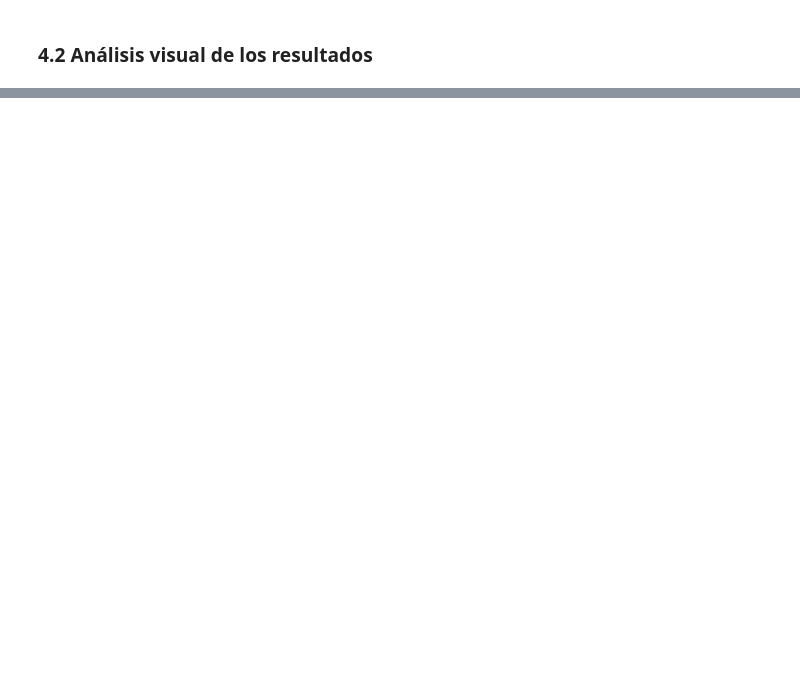
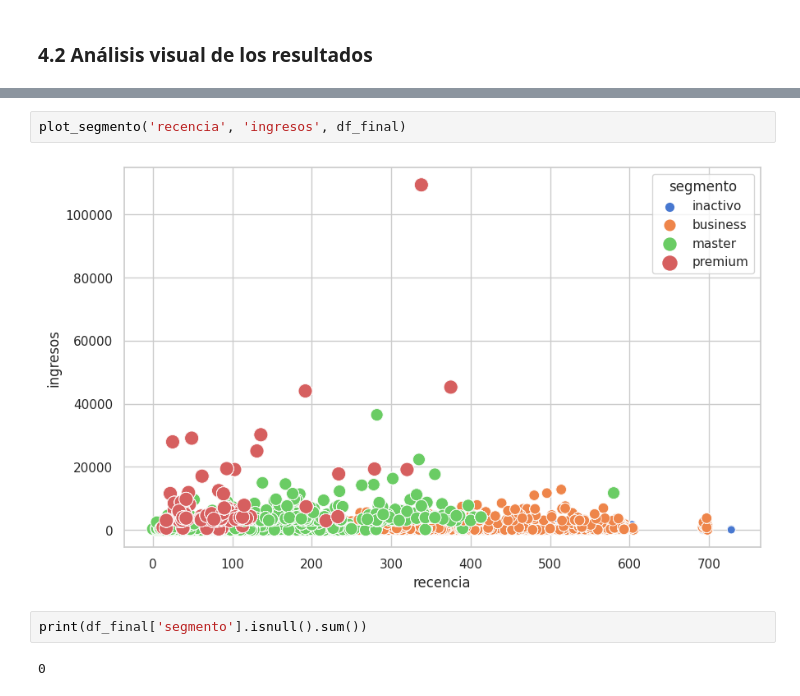
Before and after one commit to AdrianCPC/Profundizacion_Data_Analysis, a Jupyter notebook: Segmentos_de_Clientes.ipynb, the cells around one changed output, grey strips where cells are left out. Saved outputs shown, nothing was run; the diff lists cells and outputs as text; blank space fills up the shorter version.

```diff
--- a/Segmentos_de_Clientes.ipynb
+++ b/Segmentos_de_Clientes.ipynb
@@ -605,0 +692,8 @@ A crear funciones de forma simplificada al segmentar las operaciones.
+# %%
+plot_segmento('recencia', 'ingresos', df_final)
+# %% [output]
+[figure, added]
+# %%
+print(df_final['segmento'].isnull().sum())
+# %% [output]
+0
```
Also changed, not shown: parts of 28 cells of this notebook.
